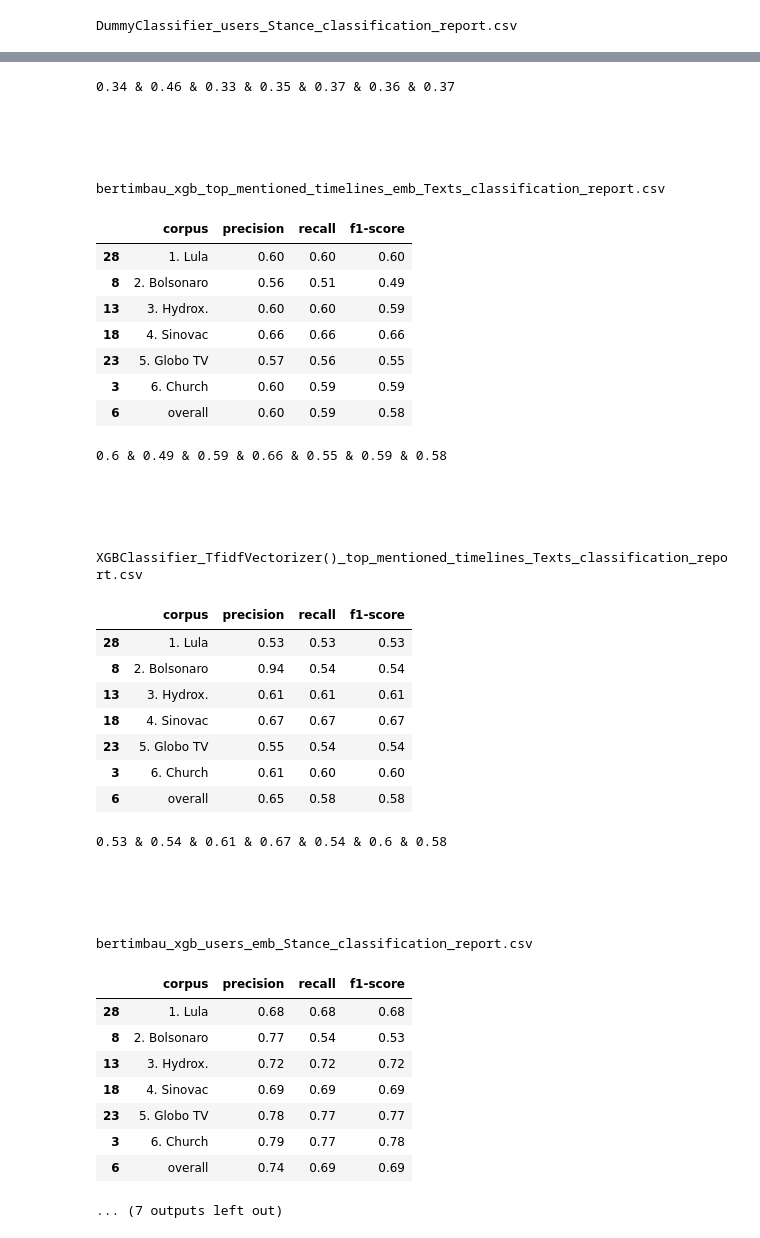
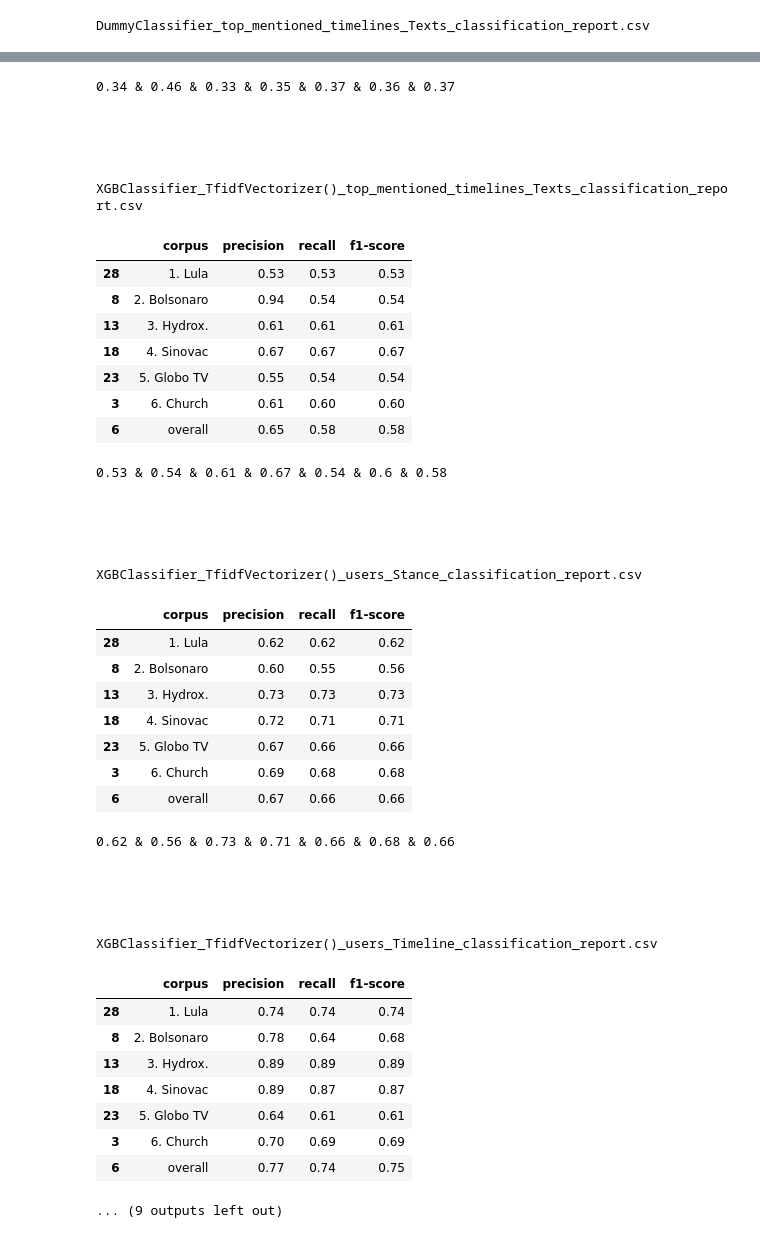
Before and after one commit to semcovici/stance-prediction-UstanceBR, a Jupyter notebook: notebooks/3.0-results-analysis.ipynb, the cells around one changed output, grey strips where cells are left out. Drawn from its saved outputs; the diff is of its cells as text; code cells hidden in the pictures.

```diff
--- a/notebooks/3.0-results-analysis.ipynb
+++ b/notebooks/3.0-results-analysis.ipynb
@@ -70,5 +65,5 @@ dict_cp = {
 # %%
-for file_name in df_results_macro.file_name.unique():
+for file_name in df_results_macro.file_name.sort_values().unique():
 
     print(file_name)
     df_results_macro_c = df_results_macro[df_results_macro.file_name == file_name][['corpus','precision','recall' ,'f1-score']]
@@ -88,7 +83,7 @@ for file_name in df_results_macro.file_name.unique():
 
     print('\n\n\n\n')
 # %% [output]
-DummyClassifier_users_Stance_classification_report.csv
+DummyClassifier_top_mentioned_timelines_Texts_classification_report.csv
 |  | corpus | precision | recall | f1-score |
 | 28 | 1. Lula | 0.26 | 0.5 | 0.34 |
 | 8 | 2. Bolsonaro | 0.43 | 0.5 | 0.46 |
@@ -113,63 +108,63 @@ DummyClassifier_top_mentioned_timelines_Texts_classification_report.csv
 | 3 | 6. Church | 0.28 | 0.5 | 0.36 |
 | 6 | overall | 0.30 | 0.5 | 0.37 |
 0.34 & 0.46 & 0.33 & 0.35 & 0.37 & 0.36 & 0.37
 
 
 
 
 
 DummyClassifier_users_Timeline_classification_report.csv
 |  | corpus | precision | recall | f1-score |
 | 28 | 1. Lula | 0.26 | 0.5 | 0.34 |
 | 8 | 2. Bolsonaro | 0.43 | 0.5 | 0.46 |
 | 13 | 3. Hydrox. | 0.25 | 0.5 | 0.33 |
 | 18 | 4. Sinovac | 0.27 | 0.5 | 0.35 |
 | 23 | 5. Globo TV | 0.30 | 0.5 | 0.37 |
 | 3 | 6. Church | 0.28 | 0.5 | 0.36 |
 | 6 | overall | 0.30 | 0.5 | 0.37 |
 0.34 & 0.46 & 0.33 & 0.35 & 0.37 & 0.36 & 0.37
 
 
 
 
 
-bertimbau_xgb_top_mentioned_timelines_emb_Texts_classification_report.csv
+XGBClassifier_TfidfVectorizer()_top_mentioned_timelines_Texts_classification_report.csv
 |  | corpus | precision | recall | f1-score |
-| 28 | 1. Lula | 0.60 | 0.60 | 0.60 |
-| 8 | 2. Bolsonaro | 0.56 | 0.51 | 0.49 |
-| 13 | 3. Hydrox. | 0.60 | 0.60 | 0.59 |
-| 18 | 4. Sinovac | 0.66 | 0.66 | 0.66 |
-| 23 | 5. Globo TV | 0.57 | 0.56 | 0.55 |
-| 3 | 6. Church | 0.60 | 0.59 | 0.59 |
-| 6 | overall | 0.60 | 0.59 | 0.58 |
+| 28 | 1. Lula | 0.53 | 0.53 | 0.53 |
+| 8 | 2. Bolsonaro | 0.94 | 0.54 | 0.54 |
+| 13 | 3. Hydrox. | 0.61 | 0.61 | 0.61 |
+| 18 | 4. Sinovac | 0.67 | 0.67 | 0.67 |
+| 23 | 5. Globo TV | 0.55 | 0.54 | 0.54 |
+| 3 | 6. Church | 0.61 | 0.60 | 0.60 |
+| 6 | overall | 0.65 | 0.58 | 0.58 |
-0.6 & 0.49 & 0.59 & 0.66 & 0.55 & 0.59 & 0.58
+0.53 & 0.54 & 0.61 & 0.67 & 0.54 & 0.6 & 0.58
 
 
 
 
 
-XGBClassifier_TfidfVectorizer()_top_mentioned_timelines_Texts_classification_report.csv
+XGBClassifier_TfidfVectorizer()_users_Stance_classification_report.csv
 |  | corpus | precision | recall | f1-score |
-| 28 | 1. Lula | 0.53 | 0.53 | 0.53 |
-| 8 | 2. Bolsonaro | 0.94 | 0.54 | 0.54 |
-| 13 | 3. Hydrox. | 0.61 | 0.61 | 0.61 |
-| 18 | 4. Sinovac | 0.67 | 0.67 | 0.67 |
-| 23 | 5. Globo TV | 0.55 | 0.54 | 0.54 |
-| 3 | 6. Church | 0.61 | 0.60 | 0.60 |
-| 6 | overall | 0.65 | 0.58 | 0.58 |
+| 28 | 1. Lula | 0.62 | 0.62 | 0.62 |
+| 8 | 2. Bolsonaro | 0.60 | 0.55 | 0.56 |
+| 13 | 3. Hydrox. | 0.73 | 0.73 | 0.73 |
+| 18 | 4. Sinovac | 0.72 | 0.71 | 0.71 |
+| 23 | 5. Globo TV | 0.67 | 0.66 | 0.66 |
+| 3 | 6. Church | 0.69 | 0.68 | 0.68 |
+| 6 | overall | 0.67 | 0.66 | 0.66 |
-0.53 & 0.54 & 0.61 & 0.67 & 0.54 & 0.6 & 0.58
+0.62 & 0.56 & 0.73 & 0.71 & 0.66 & 0.68 & 0.66
 
 
 
 
 
-bertimbau_xgb_users_emb_Stance_classification_report.csv
+XGBClassifier_TfidfVectorizer()_users_Timeline_classification_report.csv
 |  | corpus | precision | recall | f1-score |
-| 28 | 1. Lula | 0.68 | 0.68 | 0.68 |
-| 8 | 2. Bolsonaro | 0.77 | 0.54 | 0.53 |
-| 13 | 3. Hydrox. | 0.72 | 0.72 | 0.72 |
-| 18 | 4. Sinovac | 0.69 | 0.69 | 0.69 |
-| 23 | 5. Globo TV | 0.78 | 0.77 | 0.77 |
-| 3 | 6. Church | 0.79 | 0.77 | 0.78 |
-| 6 | overall | 0.74 | 0.69 | 0.69 |
+| 28 | 1. Lula | 0.74 | 0.74 | 0.74 |
+| 8 | 2. Bolsonaro | 0.78 | 0.64 | 0.68 |
+| 13 | 3. Hydrox. | 0.89 | 0.89 | 0.89 |
+| 18 | 4. Sinovac | 0.89 | 0.87 | 0.87 |
+| 23 | 5. Globo TV | 0.64 | 0.61 | 0.61 |
+| 3 | 6. Church | 0.70 | 0.69 | 0.69 |
+| 6 | overall | 0.77 | 0.74 | 0.75 |
-... (7 outputs left out)
+... (9 outputs left out)
```
Also changed, not shown: parts of 5 cells of this notebook, 16 other files.
